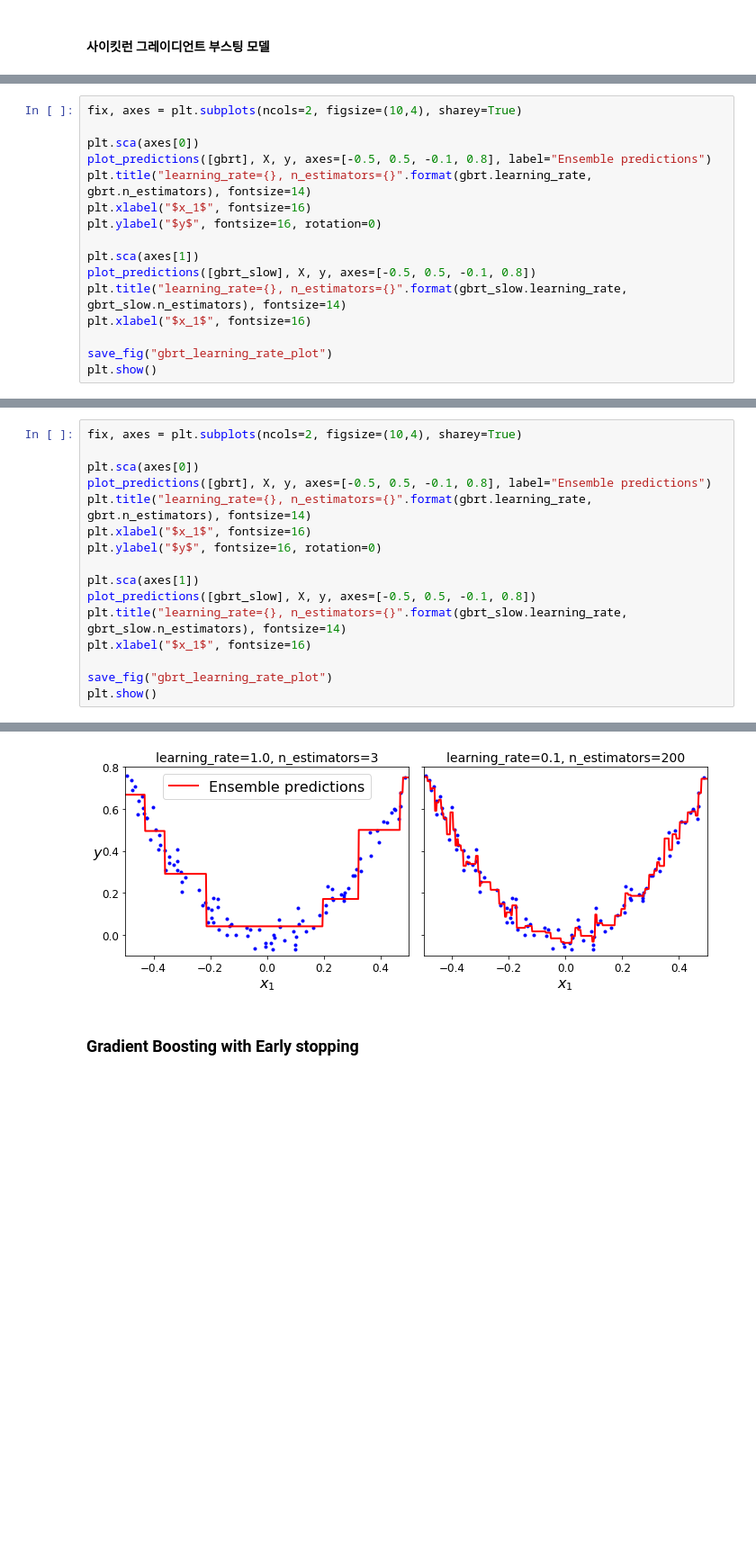
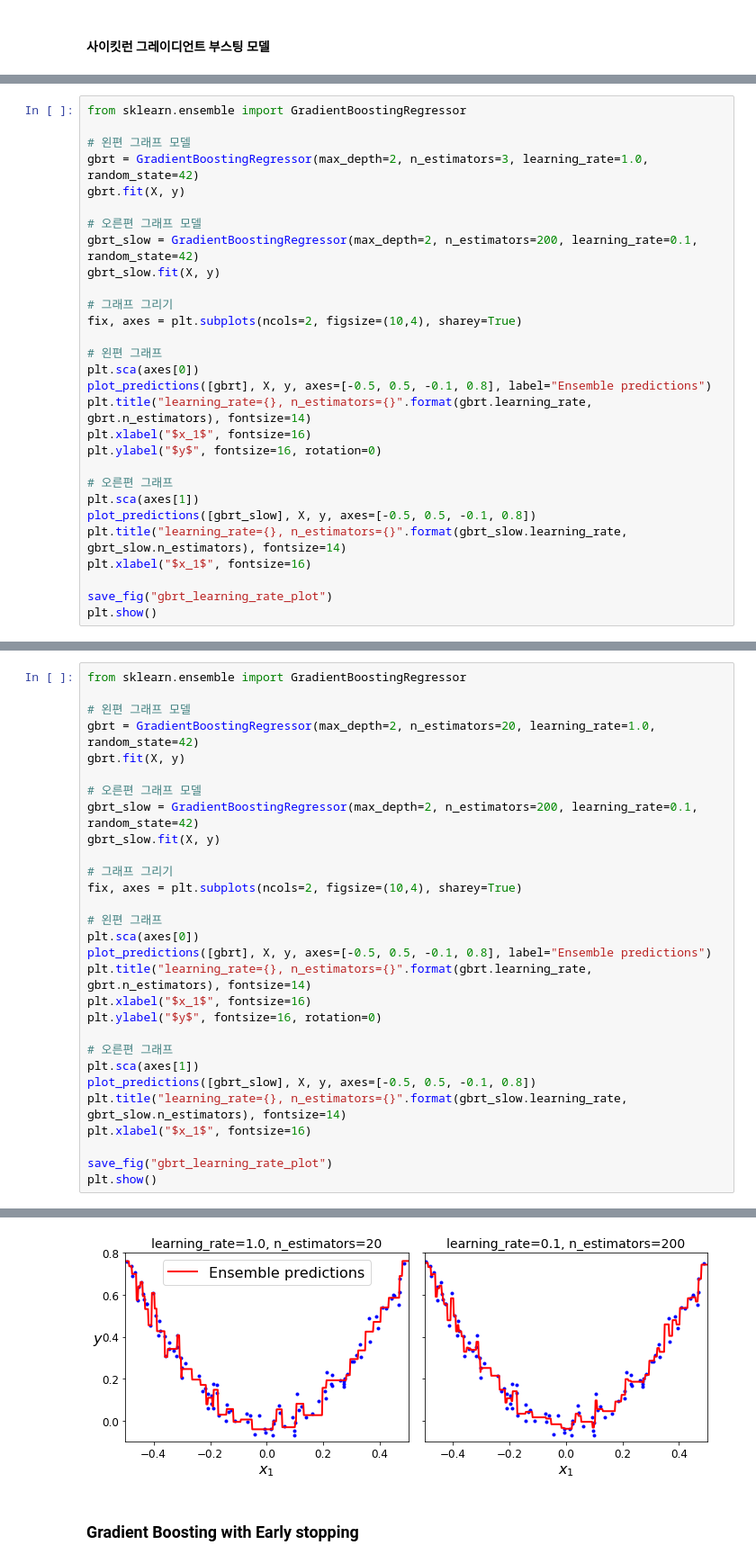
Before and after one commit to liganega/handson-ml2, a Jupyter notebook: notebooks/07_ensemble_learning_and_random_forests.ipynb, the cells around one changed output, grey strips where cells are left out. Shown at 90% size. Cells and saved outputs as stored; diff of their text form; blank space fills up the shorter version.

```diff
--- a/notebooks/07_ensemble_learning_and_random_forests.ipynb
+++ b/notebooks/07_ensemble_learning_and_random_forests.ipynb
@@ -1147,12 +1158,25 @@ GradientBoostingRegressor(alpha=0.9, criterion='friedman_mse', init=None,
 # %%
+from sklearn.ensemble import GradientBoostingRegressor
+
+# 왼편 그래프 모델
+gbrt = GradientBoostingRegressor(max_depth=2, n_estimators=3, learning_rate=1.0, random_state=42)
+gbrt.fit(X, y)
+
+# 오른편 그래프 모델
+gbrt_slow = GradientBoostingRegressor(max_depth=2, n_estimators=200, learning_rate=0.1, random_state=42)
+gbrt_slow.fit(X, y)
+
+# 그래프 그리기
 fix, axes = plt.subplots(ncols=2, figsize=(10,4), sharey=True)
 
+# 왼편 그래프
 plt.sca(axes[0])
 plot_predictions([gbrt], X, y, axes=[-0.5, 0.5, -0.1, 0.8], label="Ensemble predictions")
 plt.title("learning_rate={}, n_estimators={}".format(gbrt.learning_rate, gbrt.n_estimators), fontsize=14)
 plt.xlabel("$x_1$", fontsize=16)
 plt.ylabel("$y$", fontsize=16, rotation=0)
 
+# 오른편 그래프
 plt.sca(axes[1])
 plot_predictions([gbrt_slow], X, y, axes=[-0.5, 0.5, -0.1, 0.8])
 plt.title("learning_rate={}, n_estimators={}".format(gbrt_slow.learning_rate, gbrt_slow.n_estimators), fontsize=14)
@@ -1166,22 +1195,35 @@ plt.show()
 # %%
+from sklearn.ensemble import GradientBoostingRegressor
+
+# 왼편 그래프 모델
+gbrt = GradientBoostingRegressor(max_depth=2, n_estimators=20, learning_rate=1.0, random_state=42)
+gbrt.fit(X, y)
+
+# 오른편 그래프 모델
+gbrt_slow = GradientBoostingRegressor(max_depth=2, n_estimators=200, learning_rate=0.1, random_state=42)
+gbrt_slow.fit(X, y)
+
+# 그래프 그리기
 fix, axes = plt.subplots(ncols=2, figsize=(10,4), sharey=True)
 
+# 왼편 그래프
 plt.sca(axes[0])
 plot_predictions([gbrt], X, y, axes=[-0.5, 0.5, -0.1, 0.8], label="Ensemble predictions")
 plt.title("learning_rate={}, n_estimators={}".format(gbrt.learning_rate, gbrt.n_estimators), fontsize=14)
 plt.xlabel("$x_1$", fontsize=16)
 plt.ylabel("$y$", fontsize=16, rotation=0)
 
+# 오른편 그래프
 plt.sca(axes[1])
 plot_predictions([gbrt_slow], X, y, axes=[-0.5, 0.5, -0.1, 0.8])
 plt.title("learning_rate={}, n_estimators={}".format(gbrt_slow.learning_rate, gbrt_slow.n_estimators), fontsize=14)
 plt.xlabel("$x_1$", fontsize=16)
 
 save_fig("gbrt_learning_rate_plot")
 plt.show()
 # %% [output]
 그림 저장: gbrt_learning_rate_plot
-[figure, old version]
+[figure, new version]
 # %% [markdown]
 ### Gradient Boosting with Early stopping
 # %%
```
Also changed, not shown: parts of 12 cells of this notebook, 3 other files.
